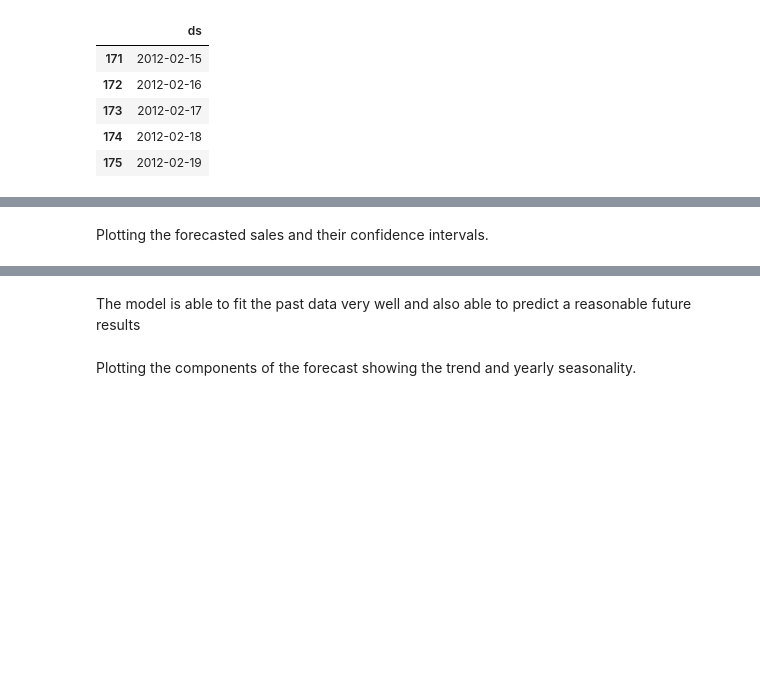
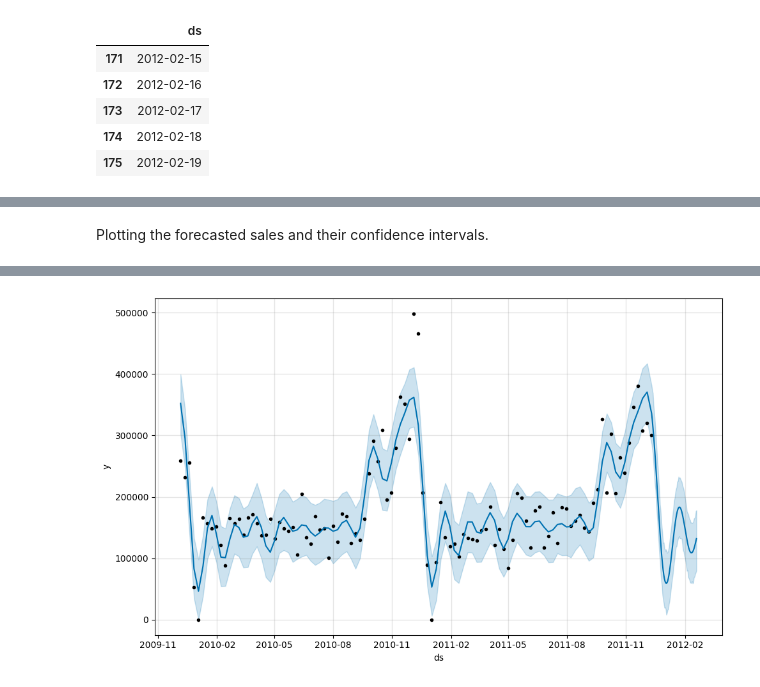
Before and after one commit to omidreza-amrollahi/online_retail_data, a Jupyter notebook: Question 1.ipynb, the cells around one changed output, grey strips where cells are left out. Saved outputs shown, nothing was run; the diff lists cells and outputs as text; code cells hidden in the pictures; blank space fills up the shorter version.

```diff
--- a/Question 1.ipynb
+++ b/Question 1.ipynb
@@ -191,6 +189,6 @@ forecast[['ds', 'yhat', 'yhat_lower', 'yhat_upper']].tail()
-# %% [markdown]
-Plotting the forecasted sales and their confidence intervals.
+# %% [markdown]
+Plotting the forecasted sales and their confidence intervals.
 # %%
-from prophet.plot import plot_plotly, plot_components_plotly
-plot_plotly(m, forecast)
+from prophet.plot import plot, plot_components
+plot(m, forecast);
 # %% [output]
@@ -198,4 +195 @@ plot_plotly(m, forecast)
+[figure, added]
-# %% [markdown]
-The model is able to fit the past data very well and also able to predict a reasonable future results
-# %% [markdown]
-Plotting the components of the forecast showing the trend and yearly seasonality.
```
Also changed, not shown: parts of 21 cells of this notebook, 1 other file.
